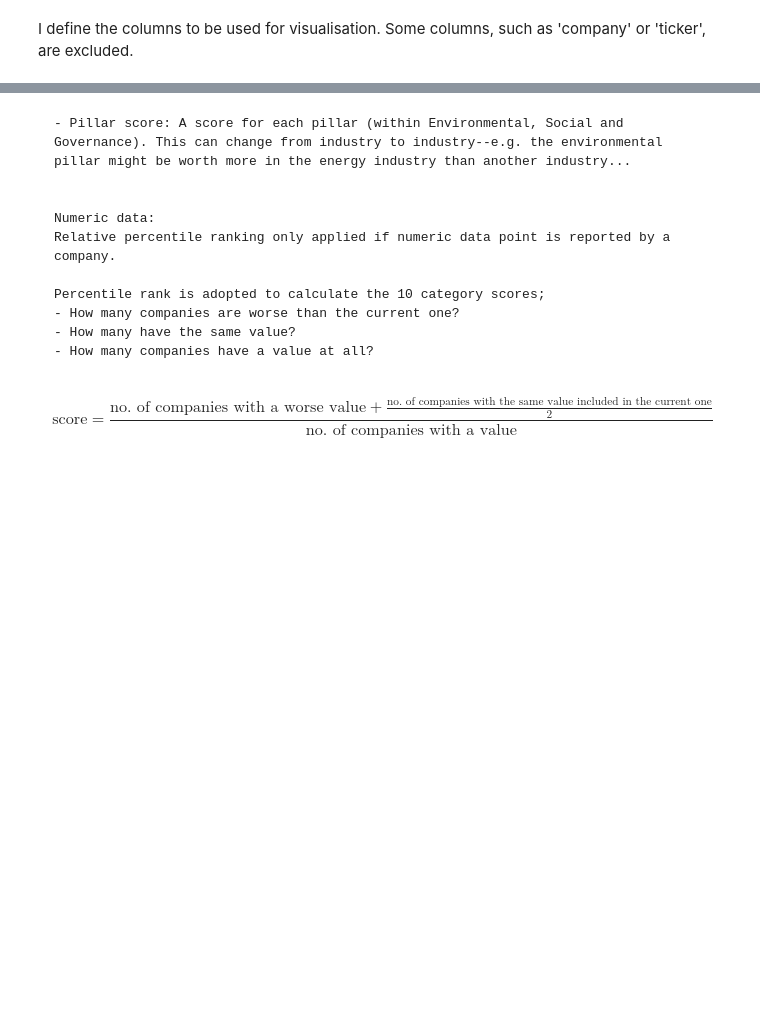
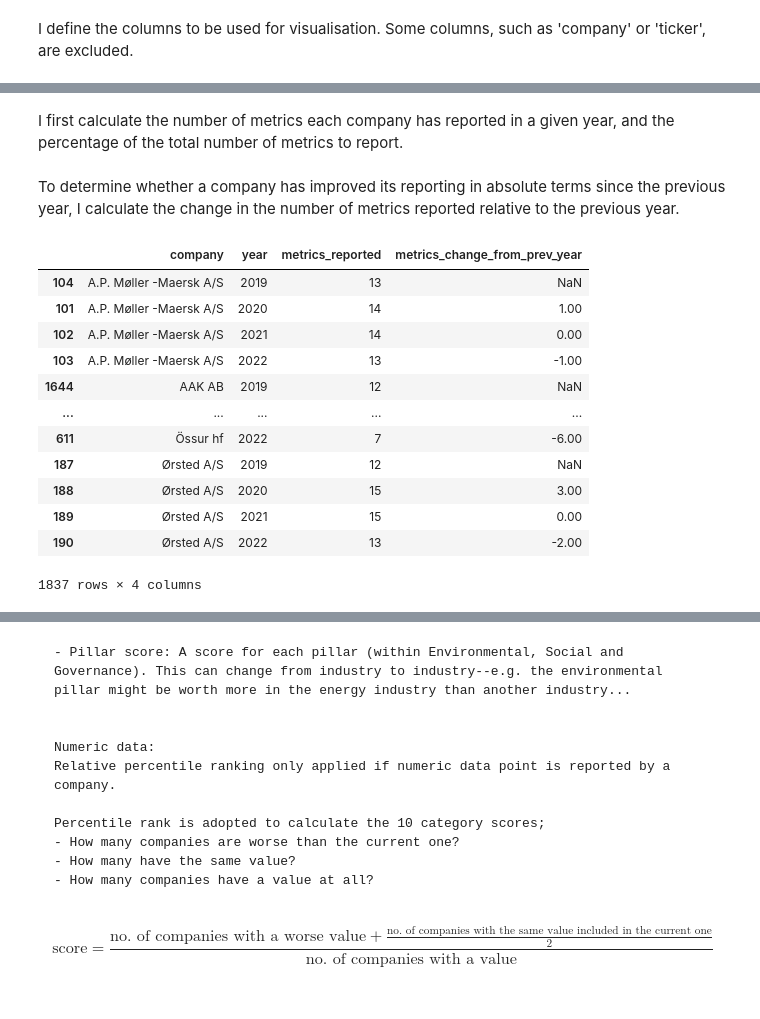
Before and after one commit to jamesdavies010/ESG-projects, a Jupyter notebook: notebooks/Nordic_Compass_02_Reporting.ipynb, the cells around one changed output, grey strips where cells are left out. Drawn from its saved outputs; the diff is of its cells as text; code cells hidden in the pictures; blank space fills up the shorter version.

```diff
--- a/notebooks/Nordic_Compass_02_Reporting.ipynb
+++ b/notebooks/Nordic_Compass_02_Reporting.ipynb
@@ -446,0 +148,2 @@ reporting_df["metrics_change_from_prev_year"] = reporting_df[
+# %% [markdown]
+I first calculate the number of metrics each company has reported in a given year, and the percentage of the total number of metrics to report.
@@ -446,0 +161,2 @@ reporting_df["metrics_change_from_prev_year"] = reporting_df[
+# %% [markdown]
+To determine whether a company has improved its reporting in absolute terms since the previous year, I calculate the change in the number of metrics reported relative to the previous year.
@@ -446,0 +169,18 @@ reporting_df["metrics_change_from_prev_year"] = reporting_df[
+# %%
+metrics_reported_df[
+    ["company", "year", "metrics_reported", "metrics_change_from_prev_year"]
+]
+# %% [output]
+|  | company | year | metrics_reported | metrics_change_from_prev_year |
+| 104 | A.P. Møller -Maersk A/S | 2019 | 13 | NaN |
+| 101 | A.P. Møller -Maersk A/S | 2020 | 14 | 1.00 |
+| 102 | A.P. Møller -Maersk A/S | 2021 | 14 | 0.00 |
+| 103 | A.P. Møller -Maersk A/S | 2022 | 13 | -1.00 |
+| 1644 | AAK AB | 2019 | 12 | NaN |
+| ... | ... | ... | ... | ... |
+| 611 | Össur hf | 2022 | 7 | -6.00 |
+| 187 | Ørsted A/S | 2019 | 12 | NaN |
+| 188 | Ørsted A/S | 2020 | 15 | 3.00 |
+| 189 | Ørsted A/S | 2021 | 15 | 0.00 |
+| 190 | Ørsted A/S | 2022 | 13 | -2.00 |
+1837 rows × 4 columns
```
Also changed, not shown: parts of 96 cells of this notebook.
